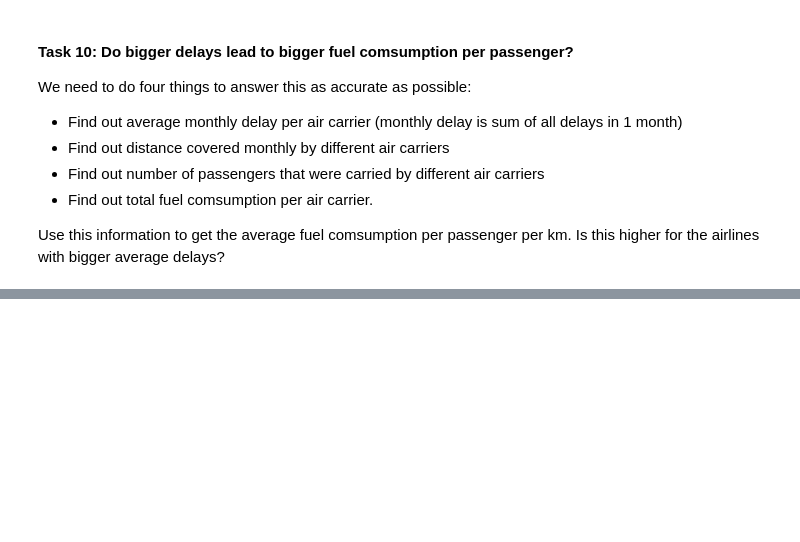
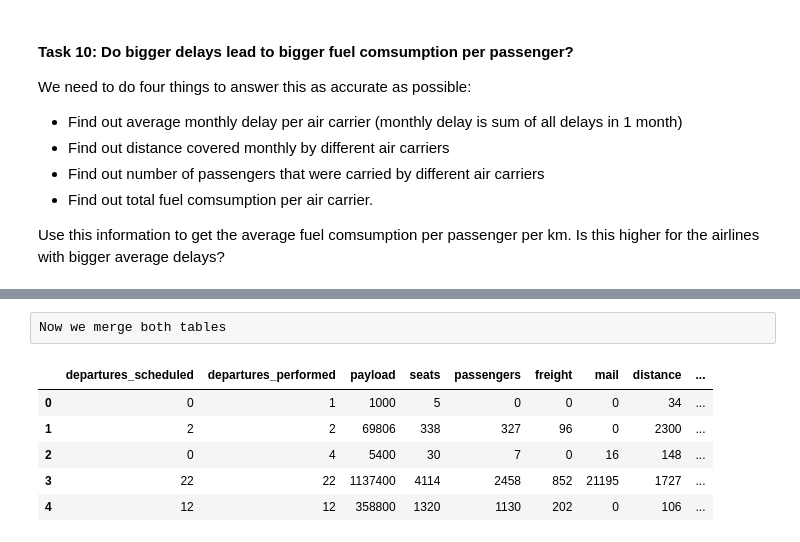
Before and after one commit to mimica123/Midterm_project, a Jupyter notebook: src/Clara/exploratory_analysis.ipynb, the cells around one changed output, grey strips where cells are left out. Drawn from its saved outputs; the diff is of its cells as text; code cells hidden in the pictures; blank space fills up the shorter version.

```diff
--- a/src/Clara/exploratory_analysis.ipynb
+++ b/src/Clara/exploratory_analysis.ipynb
@@ -385,0 +425,13 @@ Use this information to get the average fuel comsumption per passenger per km. I
+# %% [raw]
+Now we merge both tables
+# %%
+passenger=pd.read_csv('C:/Users/bd/lighthouse-data-notes/Week_5/Day_5/mid-term-project-I/passengers.txt')
+pd.set_option('display.max_columns',100)
+passenger.head()
+# %% [output]
+|  | departures_scheduled | departures_performed | payload | seats | passengers | freight | mail | distance | ... |
+| 0 | 0 | 1 | 1000 | 5 | 0 | 0 | 0 | 34 | ... |
+| 1 | 2 | 2 | 69806 | 338 | 327 | 96 | 0 | 2300 | ... |
+| 2 | 0 | 4 | 5400 | 30 | 7 | 0 | 16 | 148 | ... |
+| 3 | 22 | 22 | 1137400 | 4114 | 2458 | 852 | 21195 | 1727 | ... |
+| 4 | 12 | 12 | 358800 | 1320 | 1130 | 202 | 0 | 106 | ... |
```
Also changed, not shown: parts of 9 cells of this notebook, 4 other files.
